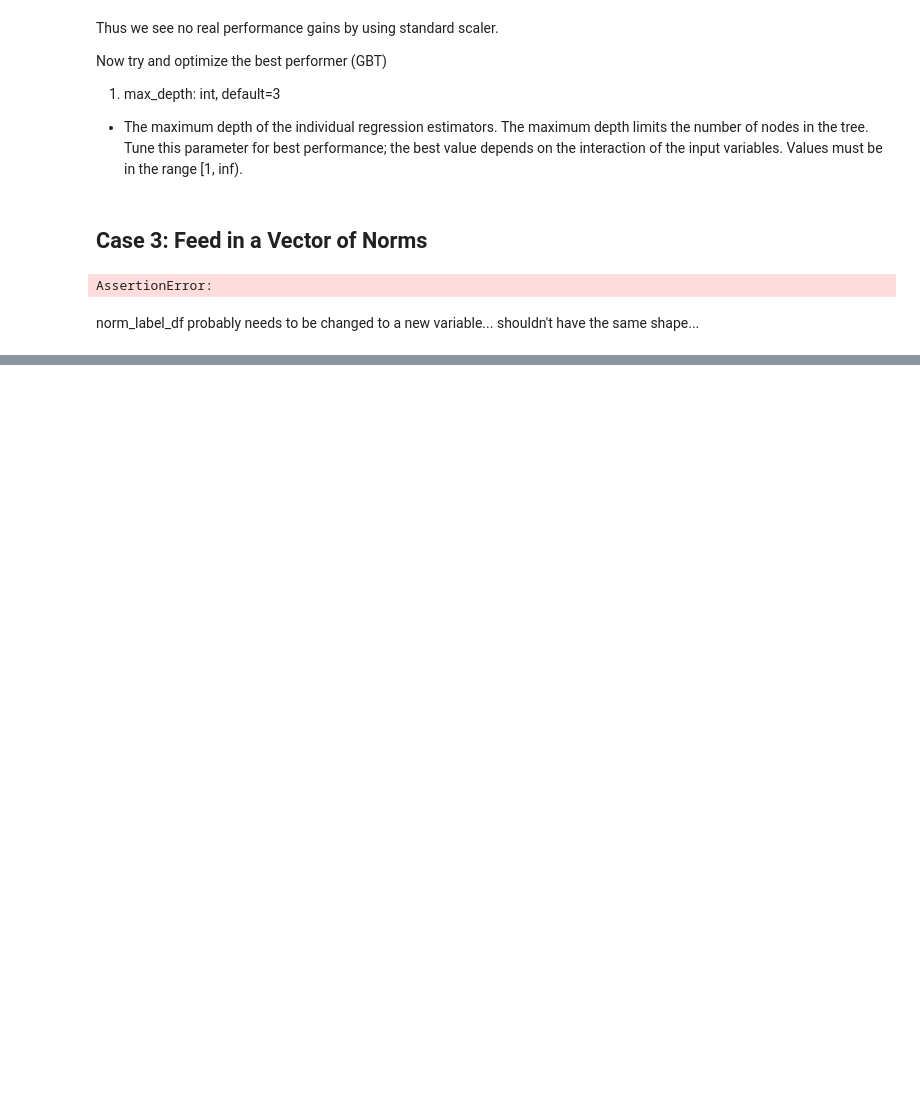
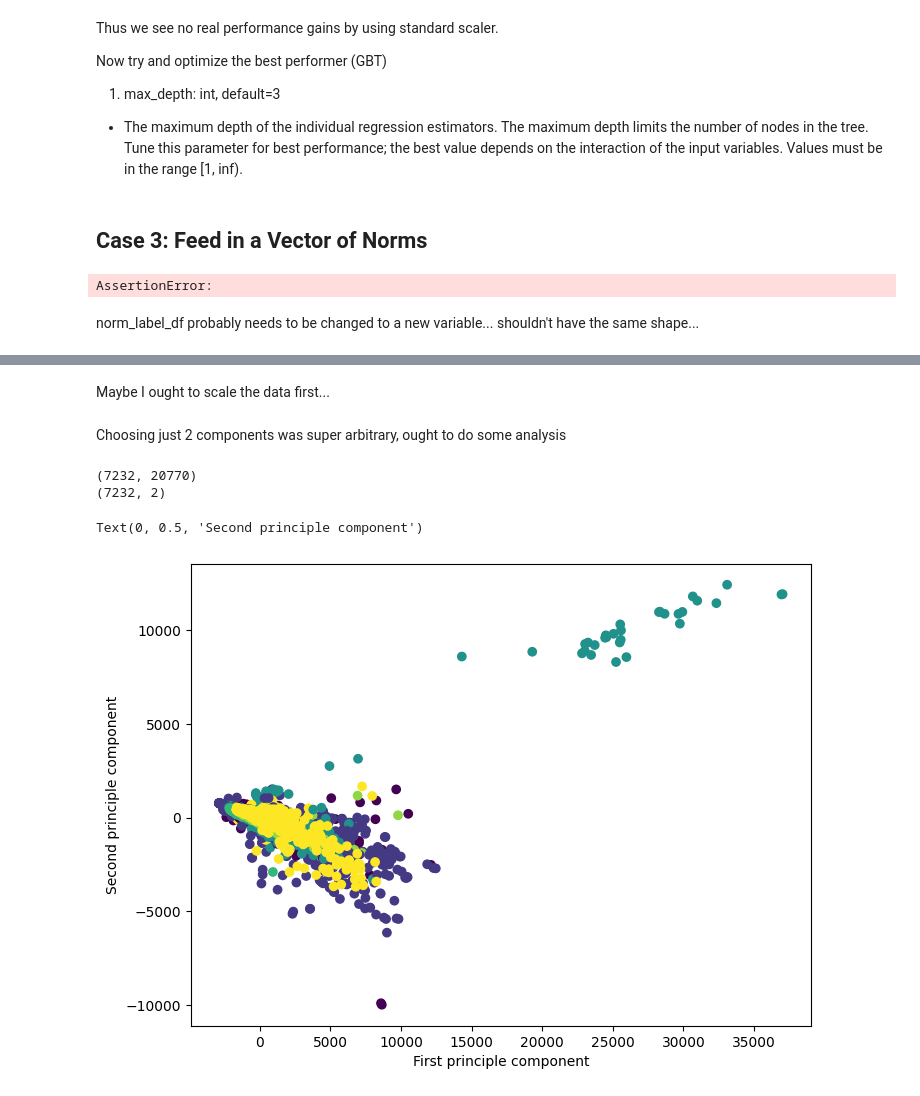
Before and after one commit to kdmalc/personalization-privacy-risk, a Jupyter notebook: 101_Initial_Privacy_Attack.ipynb, the cells around one changed output, grey strips where cells are left out. Saved outputs shown, nothing was run; the diff lists cells and outputs as text; code cells hidden in the pictures; blank space fills up the shorter version.

```diff
--- a/101_Initial_Privacy_Attack.ipynb
+++ b/101_Initial_Privacy_Attack.ipynb
@@ -613,0 +625,2 @@ norm_vec_res_df.head(100)
+# %% [markdown]
+Maybe I ought to scale the data first...
@@ -613,0 +630,20 @@ norm_vec_res_df.head(100)
+# %% [markdown]
+Choosing just 2 components was super arbitrary, ought to do some analysis
+# %%
+pca=PCA(n_components=2)
+pca.fit(emg_data_df)
+x_pca=pca.transform(emg_data_df)
+
+print(emg_data_df.shape)
+print(x_pca.shape)
+# %% [output]
+(7232, 20770)
+(7232, 2)
+# %%
+plt.figure(figsize=(8,6))
+plt.scatter(x_pca[:,0],x_pca[:,1],c=emg_labels_NC_df['Subject'])
+plt.xlabel('First principle component')
+plt.ylabel('Second principle component')
+# %% [output]
+Text(0, 0.5, 'Second principle component')
+[figure, added]
```
Also changed, not shown: parts of 26 cells of this notebook.
